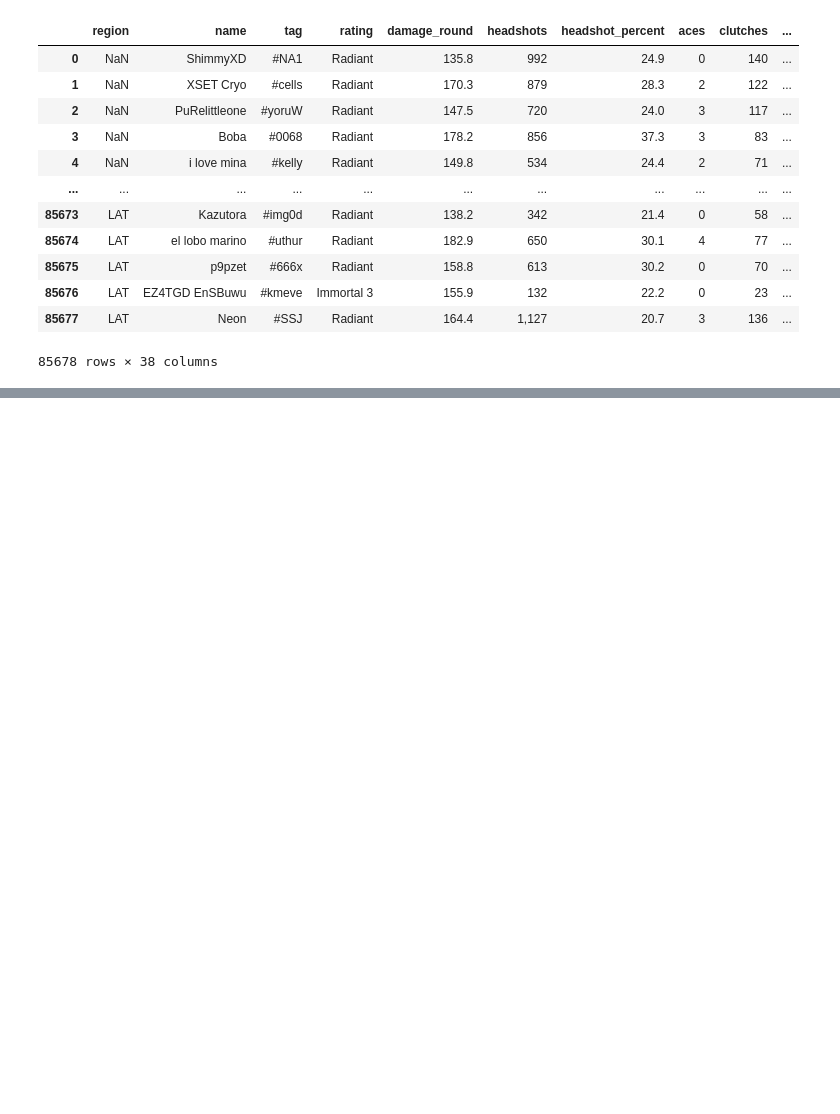
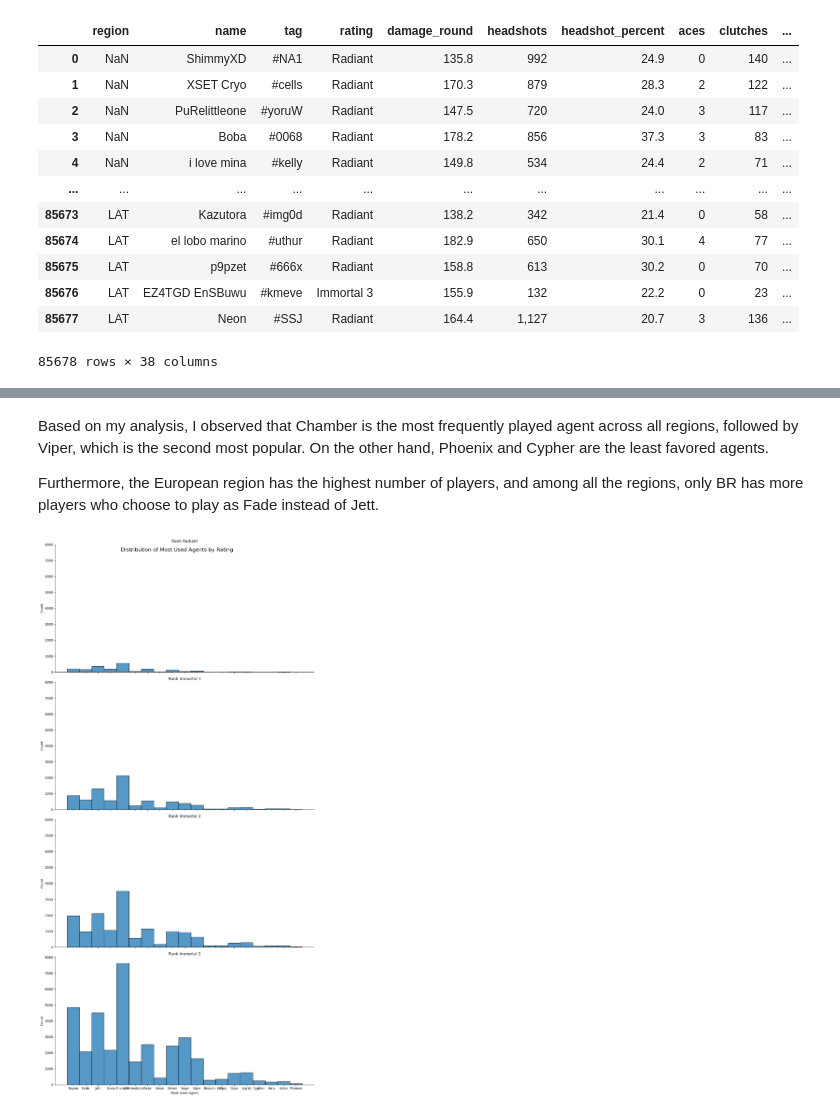
Before and after one commit to ubco-W2022T2-data301/project-group-group64, a Jupyter notebook: analysis/analysis2.ipynb, the cells around one changed output, grey strips where cells are left out. Saved outputs shown, nothing was run; the diff lists cells and outputs as text; code cells hidden in the pictures; blank space fills up the shorter version.

```diff
--- a/analysis/analysis2.ipynb
+++ b/analysis/analysis2.ipynb
@@ -412,0 +457,28 @@ NameError: name 'pd' is not defined
+# %% [markdown]
+Based on my analysis, I observed that Chamber is the most frequently played agent across all regions, followed by Viper, which is the second most popular. On the other hand, Phoenix and Cypher are the least favored agents.
+
+Furthermore, the European region has the highest number of players, and among all the regions, only BR has more players who choose to play as Fade instead of Jett.
+# %%
+# Drop rows with missing values in the 'agent_1' column
+df = df.dropna(subset=['Most Used Agent'])
+
+# Create a FacetGrid to plot a histogram for each rating
+g = sns.FacetGrid(data=df, col='Rank', col_wrap=1, height=6, aspect=2)
+
+# Map a histogram of Agent_1 for each Rating
+g.map(sns.histplot, 'Most Used Agent', bins=20)
+
+# Set the title for each subplot
+for ax, title in zip(g.axes.flat, df['Rank'].unique()):
+    ax.set_title(f"Rank {title}")
+"Rank {title}"'Most Used Agent'
+# Set the x-axis label
+g.set(xlabel='Most Used Agent')
+
+# Add a main title for the plot
+g.fig.suptitle('Distribution of Most Used Agents by Rating', fontsize=16)
+
+# Show the plot
+plt.show()
+# %% [output]
+[figure, added]
```
Also changed, not shown: parts of 8 cells of this notebook.
